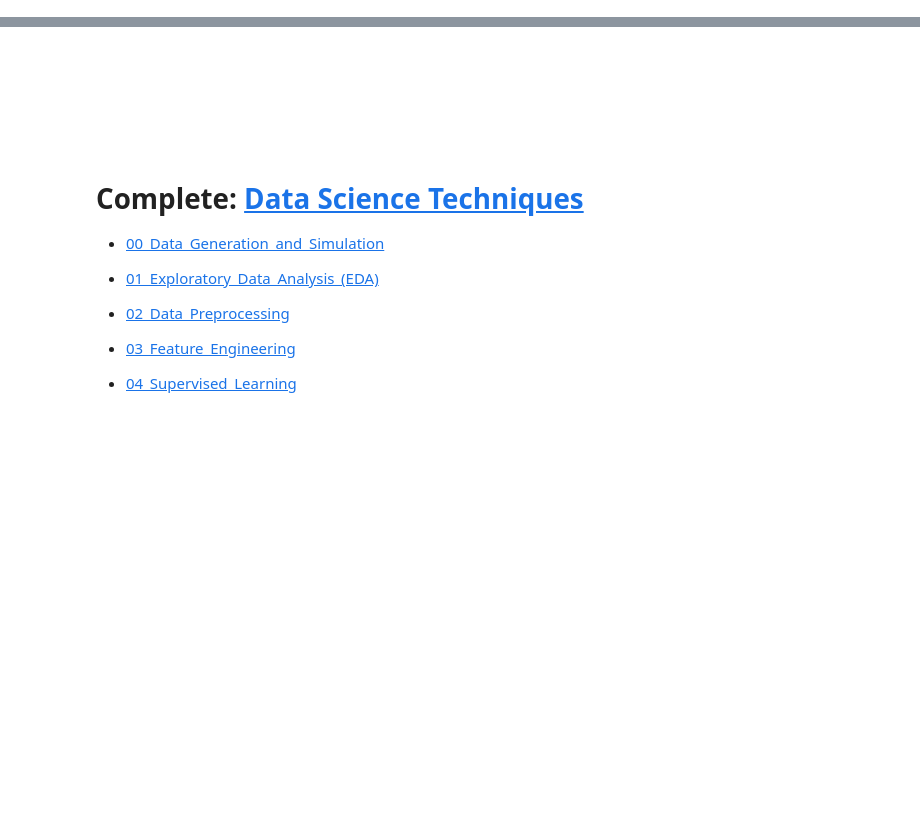
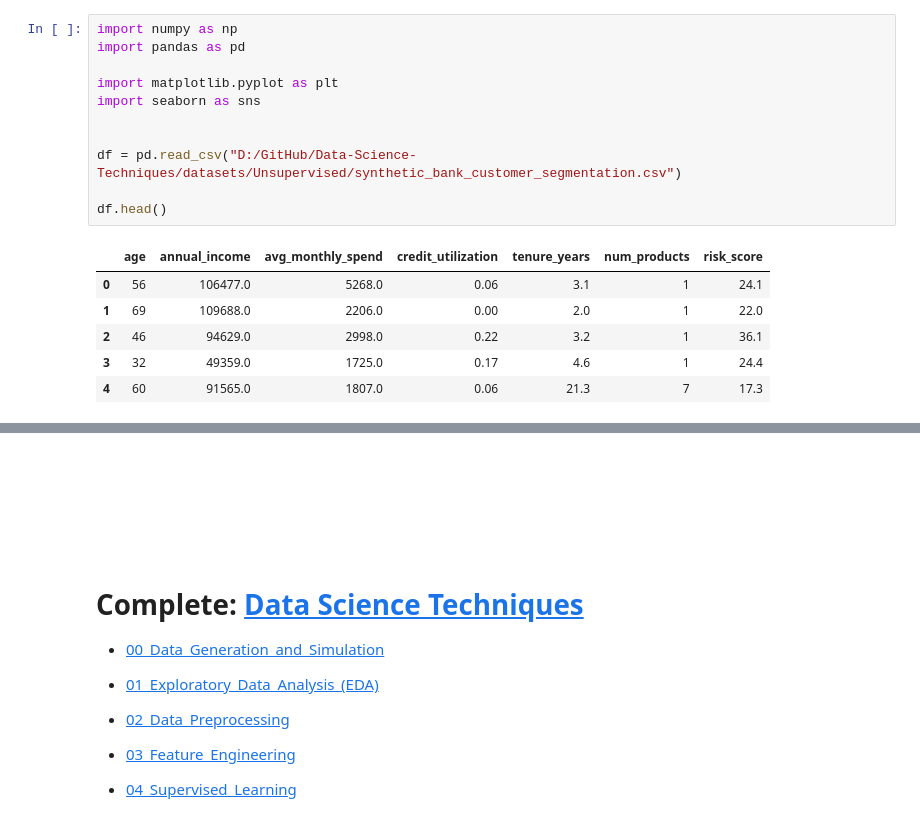
Before and after one commit to lei-soares/Data-Science-Techniques, a Jupyter notebook: 05_Unsupervised_Learning/01_clustering/02_hierarchical_clustering.ipynb, the cells around one changed output, grey strips where cells are left out. Cells and saved outputs as stored; diff of their text form; blank space fills up the shorter version.

```diff
--- a/05_Unsupervised_Learning/01_clustering/02_hierarchical_clustering.ipynb
+++ b/05_Unsupervised_Learning/01_clustering/02_hierarchical_clustering.ipynb
@@ -0,0 +45,18 @@
+# %%
+import numpy as np
+import pandas as pd
+
+import matplotlib.pyplot as plt
+import seaborn as sns
+
+
+df = pd.read_csv("D:/GitHub/Data-Science-Techniques/datasets/Unsupervised/synthetic_bank_customer_segmentation.csv")
+
+df.head()
+# %% [output]
+|  | age | annual_income | avg_monthly_spend | credit_utilization | tenure_years | num_products | risk_score |
+| 0 | 56 | 106477.0 | 5268.0 | 0.06 | 3.1 | 1 | 24.1 |
+| 1 | 69 | 109688.0 | 2206.0 | 0.00 | 2.0 | 1 | 22.0 |
+| 2 | 46 | 94629.0 | 2998.0 | 0.22 | 3.2 | 1 | 36.1 |
+| 3 | 32 | 49359.0 | 1725.0 | 0.17 | 4.6 | 1 | 24.4 |
+| 4 | 60 | 91565.0 | 1807.0 | 0.06 | 21.3 | 7 | 17.3 |
```
Also changed, not shown: parts of 23 cells of this notebook, 2 other files.
